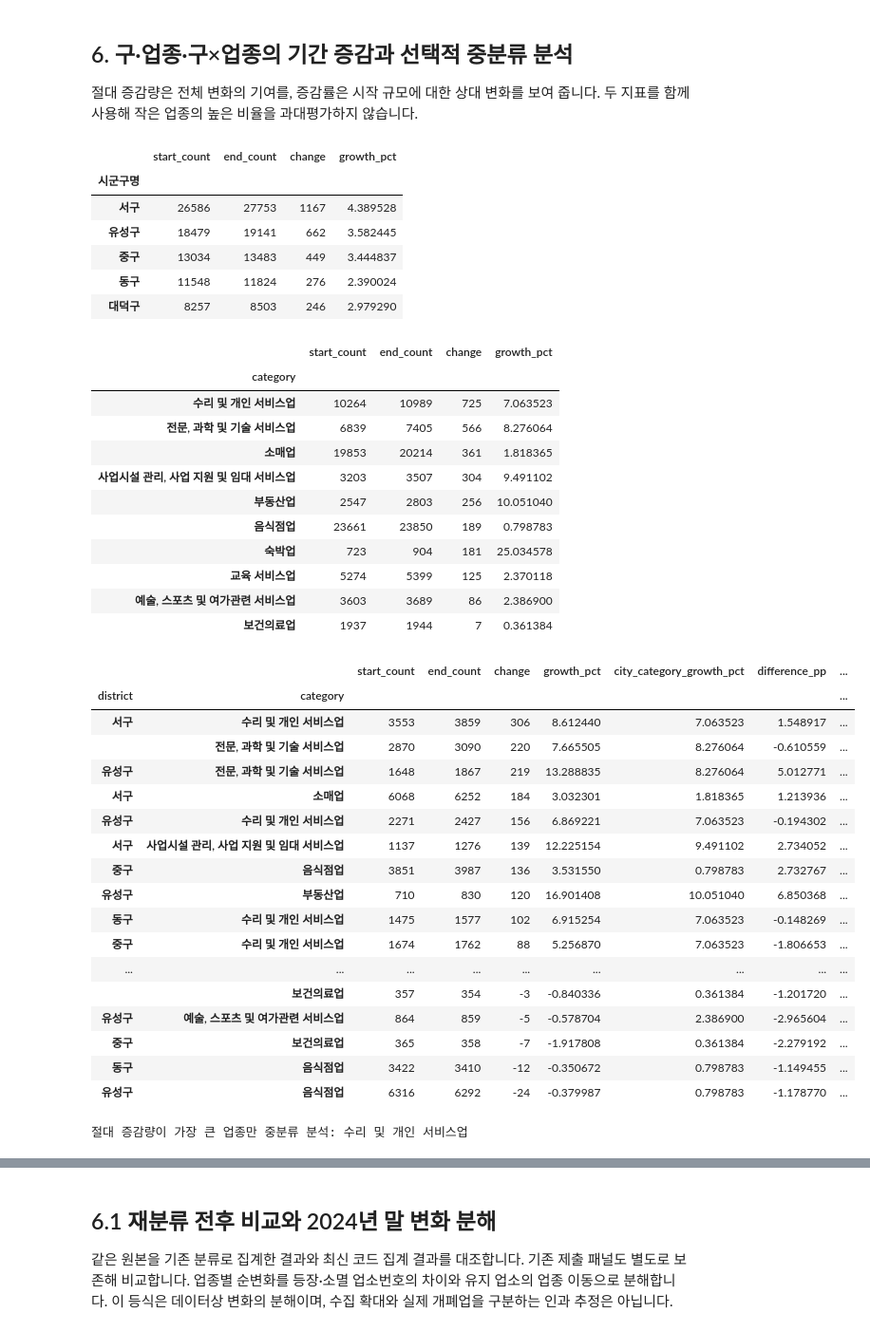
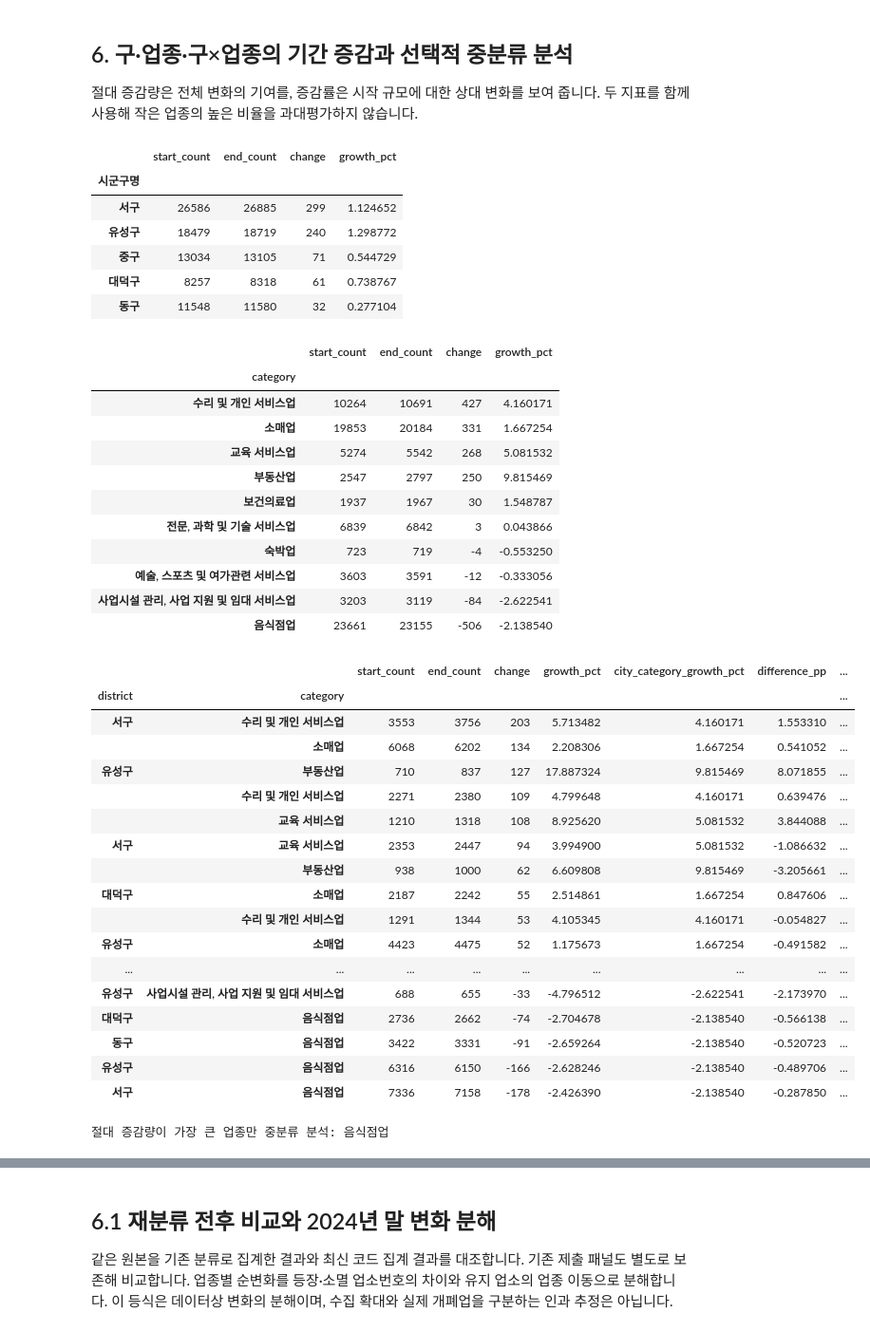
Before and after one commit to Frost0313z/daejeon-commercial-analysis, a Jupyter notebook: analysis.ipynb, the cells around one changed output, grey strips where cells are left out. Shown at 95% size. Saved outputs shown, nothing was run; the diff lists cells and outputs as text; code cells hidden in the pictures.

```diff
--- a/analysis.ipynb
+++ b/analysis.ipynb
@@ -373,8 +373,8 @@ display(name_changes.groupby('level')[['name_changed_rows', 'code_changed_rows']
 # %%
 MAIN_START = pd.Timestamp('2025-03-01')
-END = data.period.max()
+END = pd.Timestamp('2026-03-01')
 quarter_months = [3, 6, 9, 12]
-main_periods = [p for p in periods if p >= MAIN_START and p.month in quarter_months]
+main_periods = [p for p in periods if MAIN_START <= p <= END and p.month in quarter_months]
 assert MAIN_START in periods and END.month in quarter_months
 observed = major_panel.groupby('period').store_count.agg(lambda s: s.sum(min_count=len(s))).to_frame()
 observed['previous_observation_pct'] = observed.store_count.pct_change(fill_method=None) * 100
@@ -404,7 +404,7 @@ def add_rates(table, group_columns):
 panel = add_rates(panel, ['district', 'category'])
 panel['quarter'] = panel.period.dt.to_period('Q').astype(str)
 panel['is_quarter_end_snapshot'] = panel.period.dt.month.isin(quarter_months)
-panel['is_main'] = panel.period.ge(MAIN_START) & panel.is_quarter_end_snapshot
+panel['is_main'] = panel.period.between(MAIN_START, END) & panel.is_quarter_end_snapshot
 district_long = add_rates(district.rename_axis(columns='district').stack().rename('store_count').reset_index(), ['district'])
 category_long = add_rates(category.rename_axis(columns='category').stack().rename('store_count').reset_index(), ['category'])
 display(total)
@@ -435,66 +434,66 @@ def growth_table(wide, start=MAIN_START, end=END):
     return result.sort_values('change', ascending=False)
 
 district_growth = growth_table(district)
 category_growth = growth_table(category)
 panel_wide = panel.pivot(index='period', columns=['district', 'category'], values='store_count')
 combination_growth = growth_table(panel_wide)
 combination_growth['city_category_growth_pct'] = combination_growth.index.get_level_values('category').map(category_growth.growth_pct)
 combination_growth['difference_pp'] = combination_growth.growth_pct - combination_growth.city_category_growth_pct
 combination_growth['opposite_direction'] = (combination_growth.growth_pct * combination_growth.city_category_growth_pct).lt(0)
 selected_category = category_growth.change.abs().idxmax()
 middle = data.loc[data[CAT].eq(selected_category)].groupby(['period', MID]).size().unstack(fill_value=0)
 middle_growth = growth_table(middle)
-sensitivity = pd.DataFrame({'through_202603_pct': growth_table(category, end=pd.Timestamp('2026-03-01')).growth_pct,
-                            'through_202606_pct': category_growth.growth_pct})
+sensitivity = pd.DataFrame({'through_202603_pct': category_growth.growth_pct,
+                            'through_202606_pct': growth_table(category, end=pd.Timestamp('2026-06-01')).growth_pct})
 district_leaders = combination_growth.reset_index().sort_values('change', ascending=False).groupby('district', sort=False).head(1)
 category_latest = category_long.loc[category_long.period.eq(END), ['category', 'qoq_pct', 'yoy_pct']]
 district_rate_comparison = district_long.loc[district_long.period.gt(MAIN_START) & district_long.qoq_pct.notna()].copy()
 district_rate_comparison['city_qoq_pct'] = district_rate_comparison.period.map(total.qoq_pct)
 district_rate_comparison['opposite_direction'] = (district_rate_comparison.qoq_pct * district_rate_comparison.city_qoq_pct).lt(0)
 display(district_growth)
 display(category_growth)
 display(combination_growth)
 print('절대 증감량이 가장 큰 업종만 중분류 분석:', selected_category)
 display(middle_growth)
 display(sensitivity)
 # %% [output]
 |  | start_count | end_count | change | growth_pct |
 | 시군구명 |  |  |  |  |
-| 서구 | 26586 | 27753 | 1167 | 4.389528 |
-| 유성구 | 18479 | 19141 | 662 | 3.582445 |
-| 중구 | 13034 | 13483 | 449 | 3.444837 |
-| 동구 | 11548 | 11824 | 276 | 2.390024 |
-| 대덕구 | 8257 | 8503 | 246 | 2.979290 |
+| 서구 | 26586 | 26885 | 299 | 1.124652 |
+| 유성구 | 18479 | 18719 | 240 | 1.298772 |
+| 중구 | 13034 | 13105 | 71 | 0.544729 |
+| 대덕구 | 8257 | 8318 | 61 | 0.738767 |
+| 동구 | 11548 | 11580 | 32 | 0.277104 |
 |  | start_count | end_count | change | growth_pct |
 | category |  |  |  |  |
-| 수리 및 개인 서비스업 | 10264 | 10989 | 725 | 7.063523 |
-| 전문, 과학 및 기술 서비스업 | 6839 | 7405 | 566 | 8.276064 |
-| 소매업 | 19853 | 20214 | 361 | 1.818365 |
-| 사업시설 관리, 사업 지원 및 임대 서비스업 | 3203 | 3507 | 304 | 9.491102 |
-| 부동산업 | 2547 | 2803 | 256 | 10.051040 |
-| 음식점업 | 23661 | 23850 | 189 | 0.798783 |
-| 숙박업 | 723 | 904 | 181 | 25.034578 |
-| 교육 서비스업 | 5274 | 5399 | 125 | 2.370118 |
-| 예술, 스포츠 및 여가관련 서비스업 | 3603 | 3689 | 86 | 2.386900 |
-| 보건의료업 | 1937 | 1944 | 7 | 0.361384 |
+| 수리 및 개인 서비스업 | 10264 | 10691 | 427 | 4.160171 |
+| 소매업 | 19853 | 20184 | 331 | 1.667254 |
+| 교육 서비스업 | 5274 | 5542 | 268 | 5.081532 |
+| 부동산업 | 2547 | 2797 | 250 | 9.815469 |
+| 보건의료업 | 1937 | 1967 | 30 | 1.548787 |
+| 전문, 과학 및 기술 서비스업 | 6839 | 6842 | 3 | 0.043866 |
+| 숙박업 | 723 | 719 | -4 | -0.553250 |
+| 예술, 스포츠 및 여가관련 서비스업 | 3603 | 3591 | -12 | -0.333056 |
+| 사업시설 관리, 사업 지원 및 임대 서비스업 | 3203 | 3119 | -84 | -2.622541 |
+| 음식점업 | 23661 | 23155 | -506 | -2.138540 |
 |  |  | start_count | end_count | change | growth_pct | city_category_growth_pct | difference_pp | ... |
 | district | category |  |  |  |  |  |  | ... |
-| 서구 | 수리 및 개인 서비스업 | 3553 | 3859 | 306 | 8.612440 | 7.063523 | 1.548917 | ... |
-|  | 전문, 과학 및 기술 서비스업 | 2870 | 3090 | 220 | 7.665505 | 8.276064 | -0.610559 | ... |
-| 유성구 | 전문, 과학 및 기술 서비스업 | 1648 | 1867 | 219 | 13.288835 | 8.276064 | 5.012771 | ... |
-| 서구 | 소매업 | 6068 | 6252 | 184 | 3.032301 | 1.818365 | 1.213936 | ... |
-| 유성구 | 수리 및 개인 서비스업 | 2271 | 2427 | 156 | 6.869221 | 7.063523 | -0.194302 | ... |
-| 서구 | 사업시설 관리, 사업 지원 및 임대 서비스업 | 1137 | 1276 | 139 | 12.225154 | 9.491102 | 2.734052 | ... |
-| 중구 | 음식점업 | 3851 | 3987 | 136 | 3.531550 | 0.798783 | 2.732767 | ... |
-| 유성구 | 부동산업 | 710 | 830 | 120 | 16.901408 | 10.051040 | 6.850368 | ... |
-| 동구 | 수리 및 개인 서비스업 | 1475 | 1577 | 102 | 6.915254 | 7.063523 | -0.148269 | ... |
-| 중구 | 수리 및 개인 서비스업 | 1674 | 1762 | 88 | 5.256870 | 7.063523 | -1.806653 | ... |
+| 서구 | 수리 및 개인 서비스업 | 3553 | 3756 | 203 | 5.713482 | 4.160171 | 1.553310 | ... |
+|  | 소매업 | 6068 | 6202 | 134 | 2.208306 | 1.667254 | 0.541052 | ... |
+| 유성구 | 부동산업 | 710 | 837 | 127 | 17.887324 | 9.815469 | 8.071855 | ... |
+|  | 수리 및 개인 서비스업 | 2271 | 2380 | 109 | 4.799648 | 4.160171 | 0.639476 | ... |
+|  | 교육 서비스업 | 1210 | 1318 | 108 | 8.925620 | 5.081532 | 3.844088 | ... |
+| 서구 | 교육 서비스업 | 2353 | 2447 | 94 | 3.994900 | 5.081532 | -1.086632 | ... |
+|  | 부동산업 | 938 | 1000 | 62 | 6.609808 | 9.815469 | -3.205661 | ... |
+| 대덕구 | 소매업 | 2187 | 2242 | 55 | 2.514861 | 1.667254 | 0.847606 | ... |
+|  | 수리 및 개인 서비스업 | 1291 | 1344 | 53 | 4.105345 | 4.160171 | -0.054827 | ... |
+| 유성구 | 소매업 | 4423 | 4475 | 52 | 1.175673 | 1.667254 | -0.491582 | ... |
 | ... | ... | ... | ... | ... | ... | ... | ... | ... |
-|  | 보건의료업 | 357 | 354 | -3 | -0.840336 | 0.361384 | -1.201720 | ... |
-| 유성구 | 예술, 스포츠 및 여가관련 서비스업 | 864 | 859 | -5 | -0.578704 | 2.386900 | -2.965604 | ... |
-| 중구 | 보건의료업 | 365 | 358 | -7 | -1.917808 | 0.361384 | -2.279192 | ... |
-| 동구 | 음식점업 | 3422 | 3410 | -12 | -0.350672 | 0.798783 | -1.149455 | ... |
-| 유성구 | 음식점업 | 6316 | 6292 | -24 | -0.379987 | 0.798783 | -1.178770 | ... |
+| 유성구 | 사업시설 관리, 사업 지원 및 임대 서비스업 | 688 | 655 | -33 | -4.796512 | -2.622541 | -2.173970 | ... |
+| 대덕구 | 음식점업 | 2736 | 2662 | -74 | -2.704678 | -2.138540 | -0.566138 | ... |
+| 동구 | 음식점업 | 3422 | 3331 | -91 | -2.659264 | -2.138540 | -0.520723 | ... |
+| 유성구 | 음식점업 | 6316 | 6150 | -166 | -2.628246 | -2.138540 | -0.489706 | ... |
+| 서구 | 음식점업 | 7336 | 7158 | -178 | -2.426390 | -2.138540 | -0.287850 | ... |
-절대 증감량이 가장 큰 업종만 중분류 분석: 수리 및 개인 서비스업
+절대 증감량이 가장 큰 업종만 중분류 분석: 음식점업
 |  | start_count | end_count | change | growth_pct |
 | 상권업종중분류명 |  |  |  |  |
```
Also changed, not shown: parts of 9 cells of this notebook, 21 other files.
